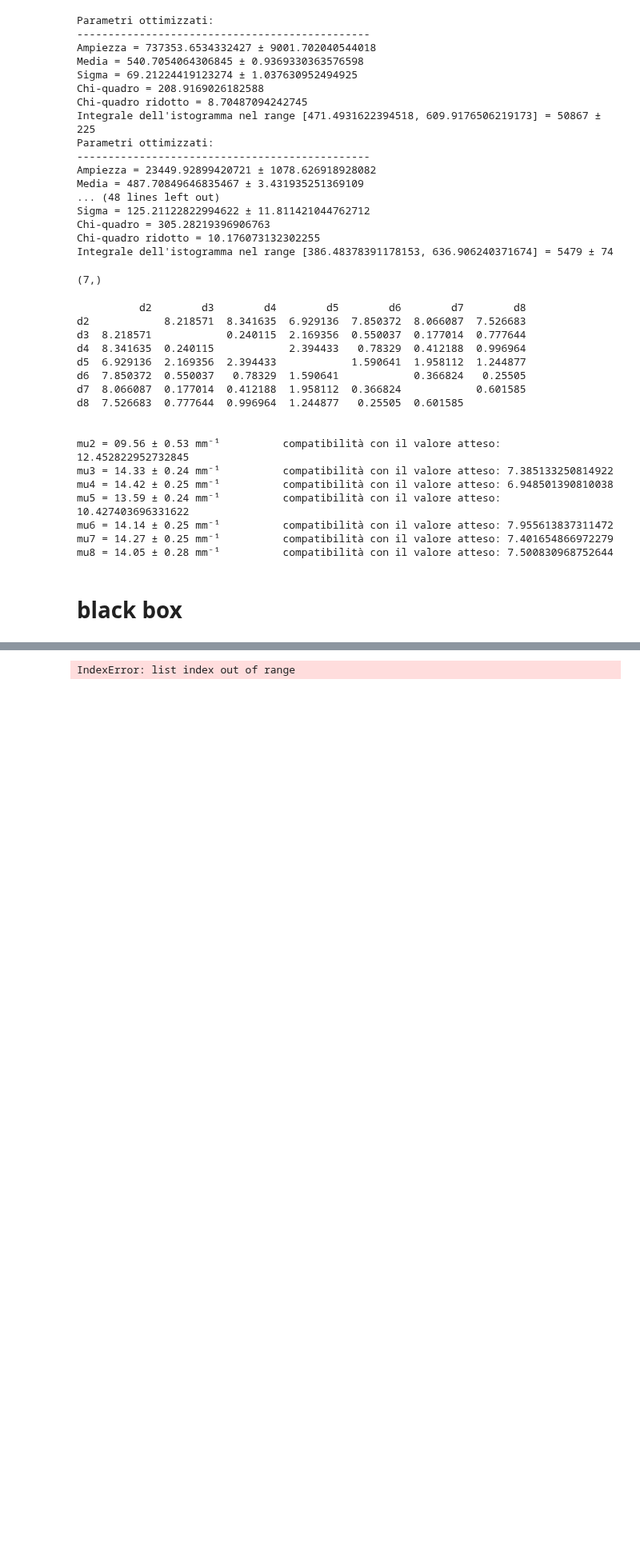
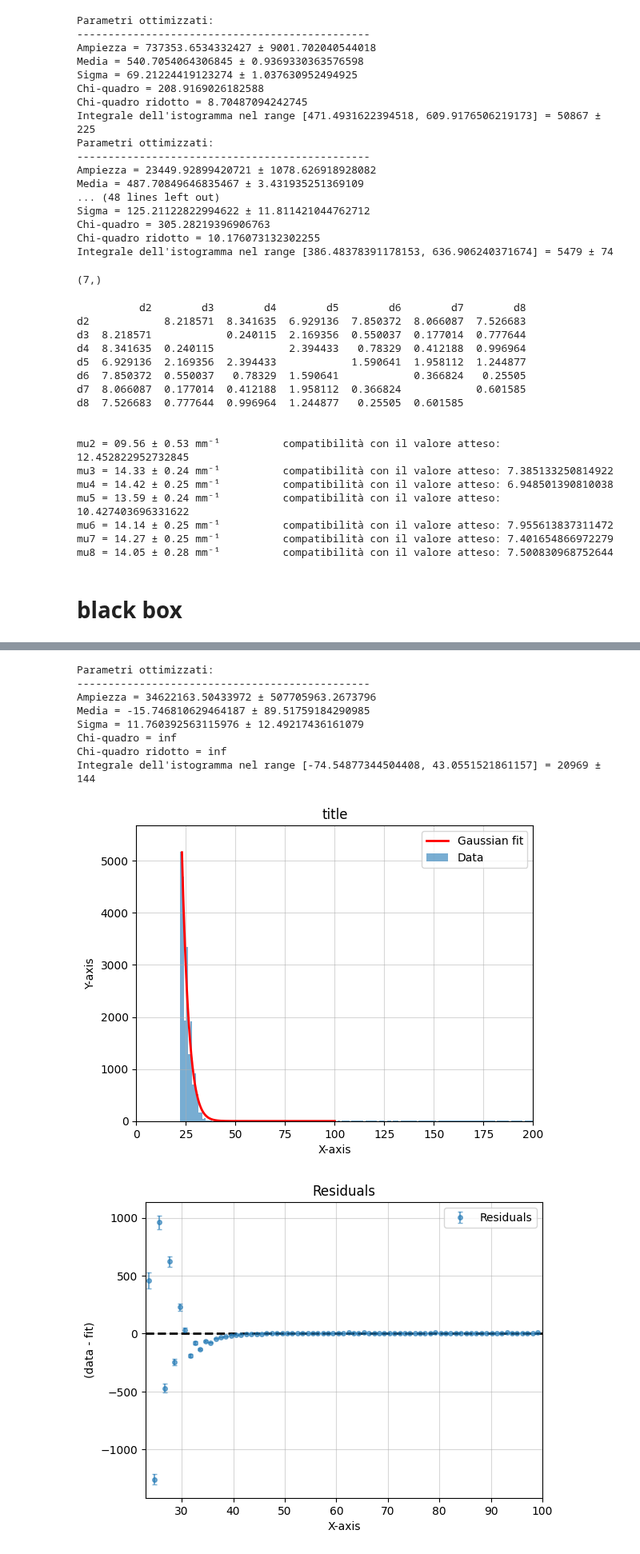
Before and after one commit to b3n3d3tt4/imaging, a Jupyter notebook: analisi.ipynb, the cells around one changed output, grey strips where cells are left out. Shown at 80% size. Cells and saved outputs as stored; diff of their text form; code cells hidden in the pictures; blank space fills up the shorter version.

```diff
--- a/analisi.ipynb
+++ b/analisi.ipynb
@@ -543,7 +564,16 @@ plt.show()
 # %%
-d2_1 = bbb.normal(calibrated_boxes[0][0], xmin=400, xmax=700, x1=0, x2=1000, b=int(calibrated_boxes[0][0].max()), n=k, plot='yes')
+d2_1_fit = bbb.normal(d2_1, xmin=23, xmax=100, x1=0, x2=200, b=int(d2_1.max()), n=5, plot='yes')
 # %% [output]
-IndexError: list index out of range
+Parametri ottimizzati:
+-----------------------------------------------
+Ampiezza = 34622163.50433972 ± 507705963.2673796
+Media = -15.746810629464187 ± 89.51759184290985
+Sigma = 11.760392563115976 ± 12.49217436161079
+Chi-quadro = inf
+Chi-quadro ridotto = inf
+Integrale dell'istogramma nel range [-74.54877344504408, 43.0551521861157] = 20969 ± 144
+[figure, added]
+[figure, added]
 # %%
 data = np.random.random((7, 5))  # Sostituisci con i tuoi dati reali
 
```
Also changed, not shown: parts of 7 cells of this notebook.
